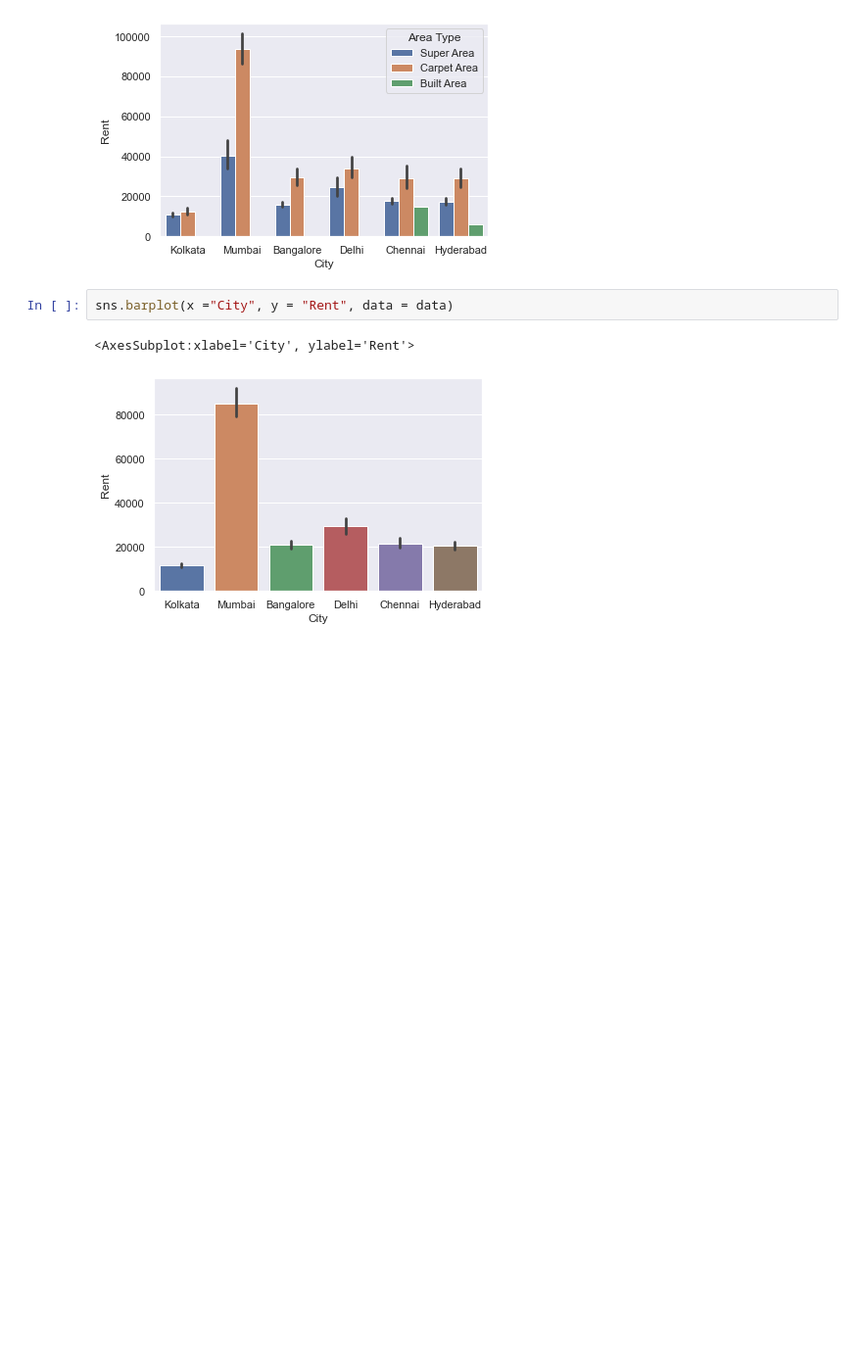
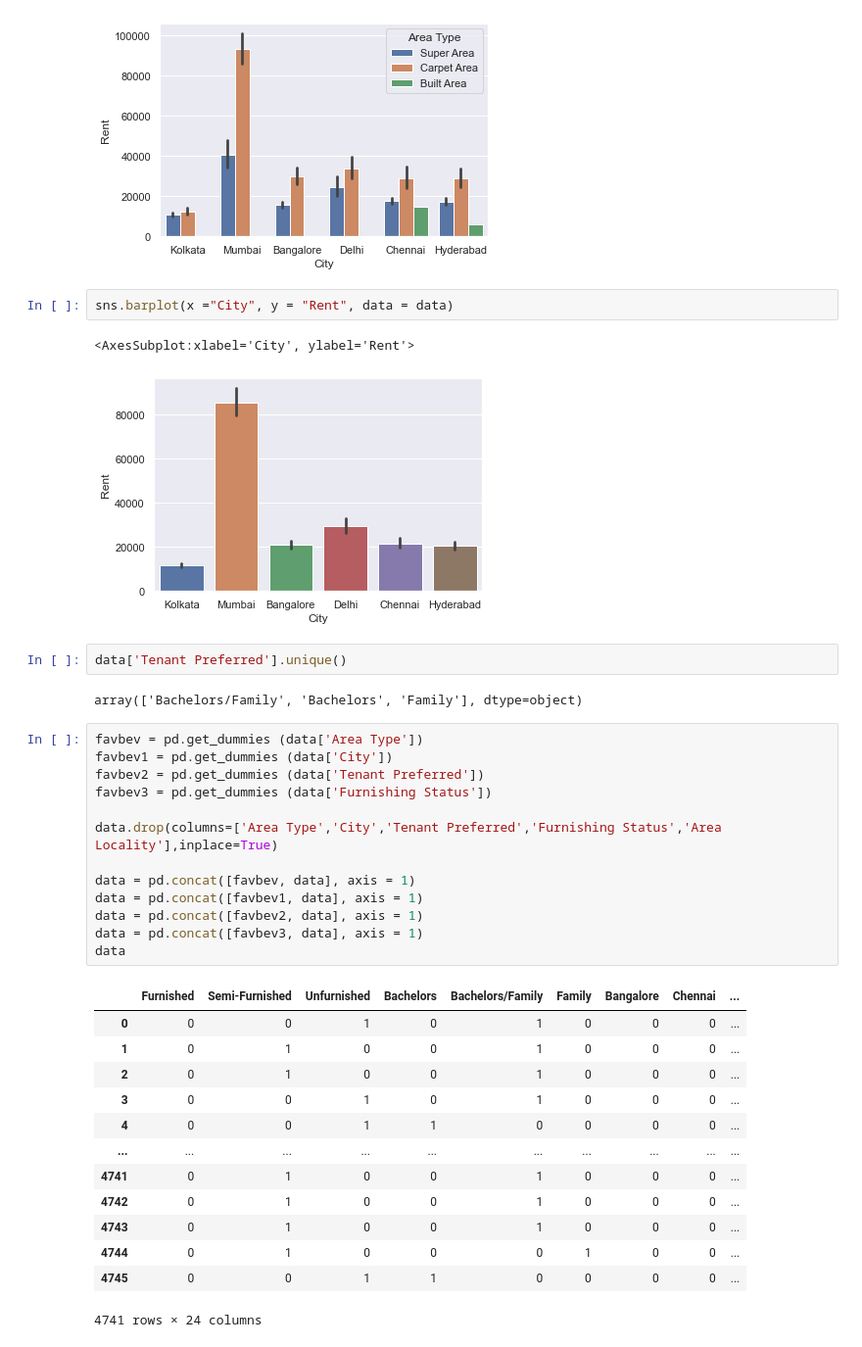
Before and after one commit to Jagged885/Data-Analytics-and-Visualisation, a Jupyter notebook: House_rent_prediction.ipynb, the cells around one changed output. Shown at 98% size. Cells and saved outputs as stored; diff of their text form; blank space fills up the shorter version.

```diff
--- a/House_rent_prediction.ipynb
+++ b/House_rent_prediction.ipynb
@@ -435,3 +435,34 @@ sns.barplot(x ="City", y = "Rent", data = data)
 # %% [output]
 <AxesSubplot:xlabel='City', ylabel='Rent'>
 [figure]
+# %%
+data['Tenant Preferred'].unique()
+# %% [output]
+array(['Bachelors/Family', 'Bachelors', 'Family'], dtype=object)
+# %%
+favbev = pd.get_dummies (data['Area Type'])
+favbev1 = pd.get_dummies (data['City'])
+favbev2 = pd.get_dummies (data['Tenant Preferred'])
+favbev3 = pd.get_dummies (data['Furnishing Status'])
+
+data.drop(columns=['Area Type','City','Tenant Preferred','Furnishing Status','Area Locality'],inplace=True)
+
+data = pd.concat([favbev, data], axis = 1)
+data = pd.concat([favbev1, data], axis = 1)
+data = pd.concat([favbev2, data], axis = 1)
+data = pd.concat([favbev3, data], axis = 1)
+data
+# %% [output]
+|  | Furnished | Semi-Furnished | Unfurnished | Bachelors | Bachelors/Family | Family | Bangalore | Chennai | ... |
+| 0 | 0 | 0 | 1 | 0 | 1 | 0 | 0 | 0 | ... |
+| 1 | 0 | 1 | 0 | 0 | 1 | 0 | 0 | 0 | ... |
+| 2 | 0 | 1 | 0 | 0 | 1 | 0 | 0 | 0 | ... |
+| 3 | 0 | 0 | 1 | 0 | 1 | 0 | 0 | 0 | ... |
+| 4 | 0 | 0 | 1 | 1 | 0 | 0 | 0 | 0 | ... |
+| ... | ... | ... | ... | ... | ... | ... | ... | ... | ... |
+| 4741 | 0 | 1 | 0 | 0 | 1 | 0 | 0 | 0 | ... |
+| 4742 | 0 | 1 | 0 | 0 | 1 | 0 | 0 | 0 | ... |
+| 4743 | 0 | 1 | 0 | 0 | 1 | 0 | 0 | 0 | ... |
+| 4744 | 0 | 1 | 0 | 0 | 0 | 1 | 0 | 0 | ... |
+| 4745 | 0 | 0 | 1 | 1 | 0 | 0 | 0 | 0 | ... |
+4741 rows × 24 columns
```
Also changed, not shown: parts of 1 cell of this notebook.
